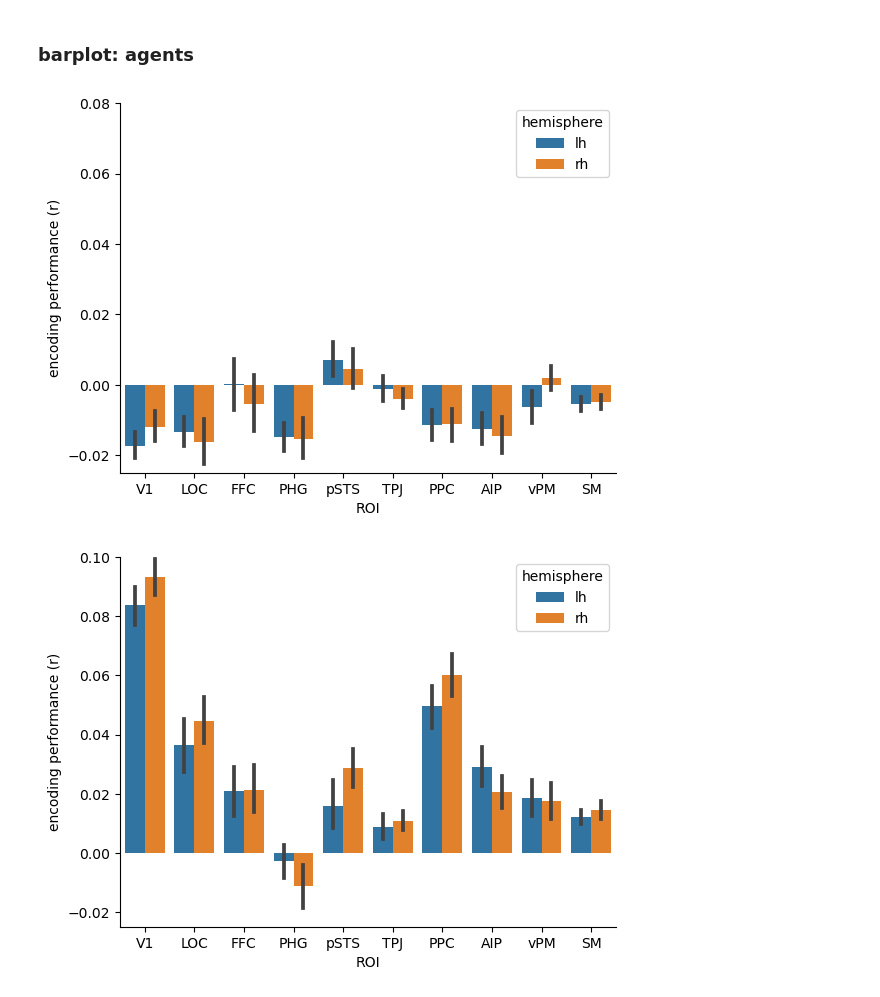
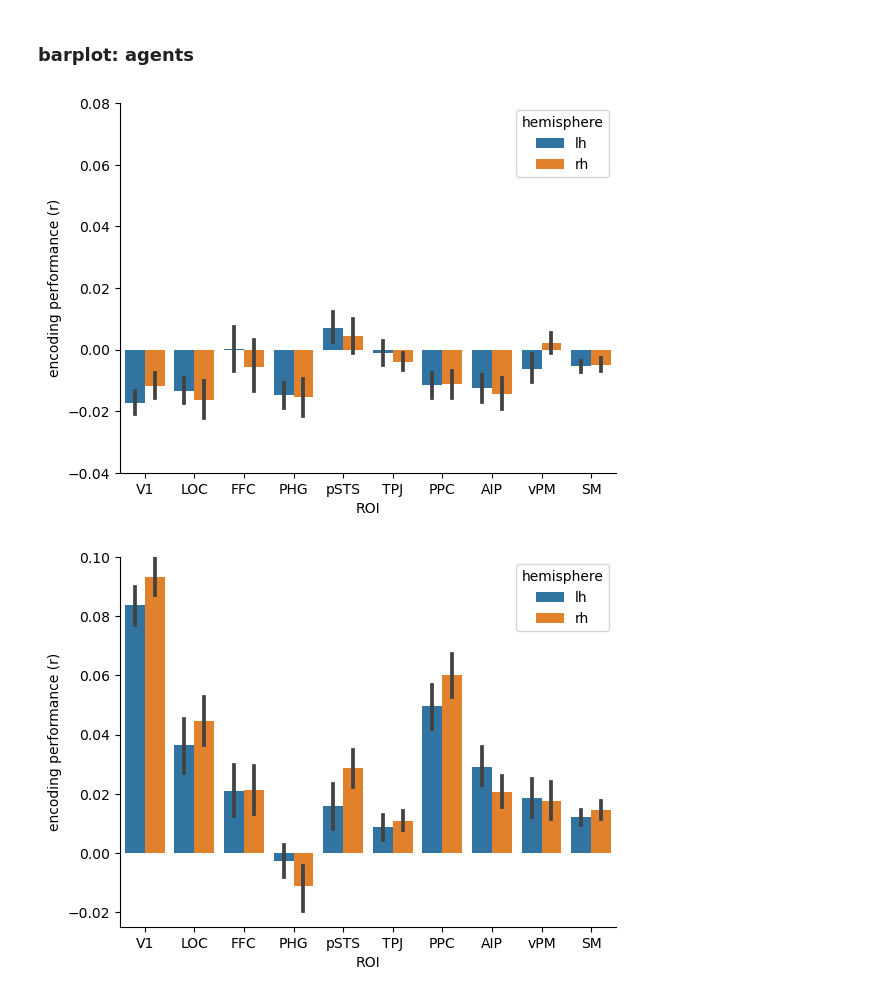
Before and after one commit to jungheejung/life-encoding, a Jupyter notebook: scripts/HCP-MMP/step02_extractcorr.ipynb, the cells around one changed output. Cells and saved outputs as stored; diff of their text form; code cells hidden in the pictures.

```diff
--- a/scripts/HCP-MMP/step02_extractcorr.ipynb
+++ b/scripts/HCP-MMP/step02_extractcorr.ipynb
@@ -221,14 +219,14 @@ sns.despine()
 # %%
 sns.barplot(x="ROI",
               y="encoding performance (r)",
               hue="hemisphere",
               data=results_df[results_df['features'] == 'agents'],
               order=roi_order
             )
-plt.ylim(-0.025, 0.08)
+plt.ylim(-0.04, 0.08)
 sns.despine()
 # %% [output]
-[figure, old version]
+[figure, new version]
 # %%
 sns.barplot(x="ROI",
               y="encoding performance (r)",
```
Also changed, not shown: parts of 11 cells of this notebook.
